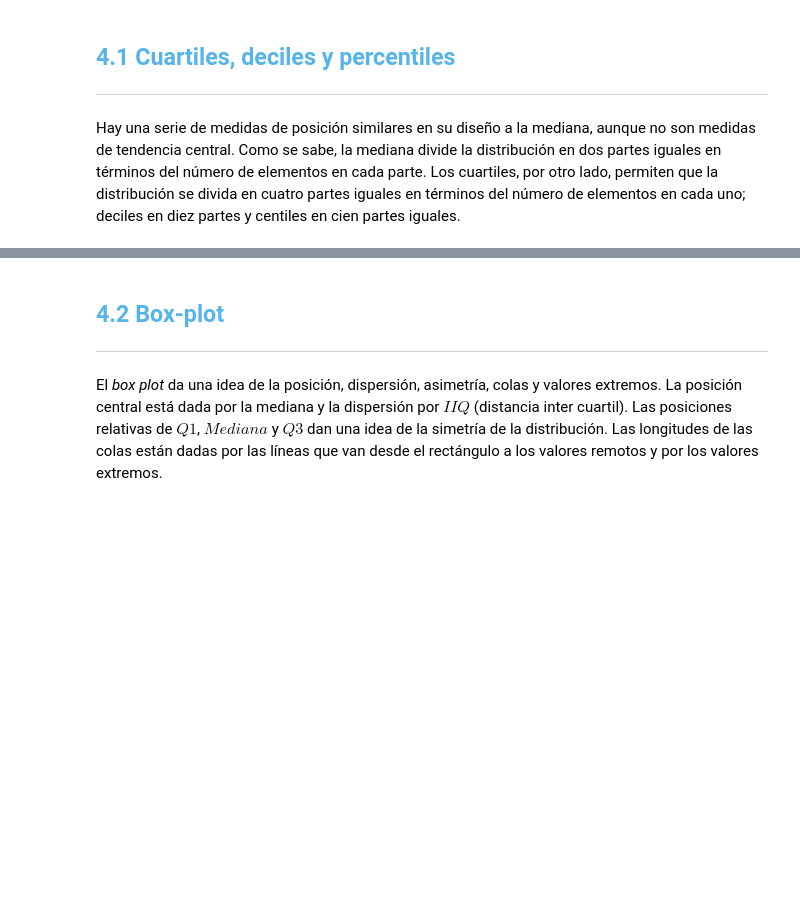
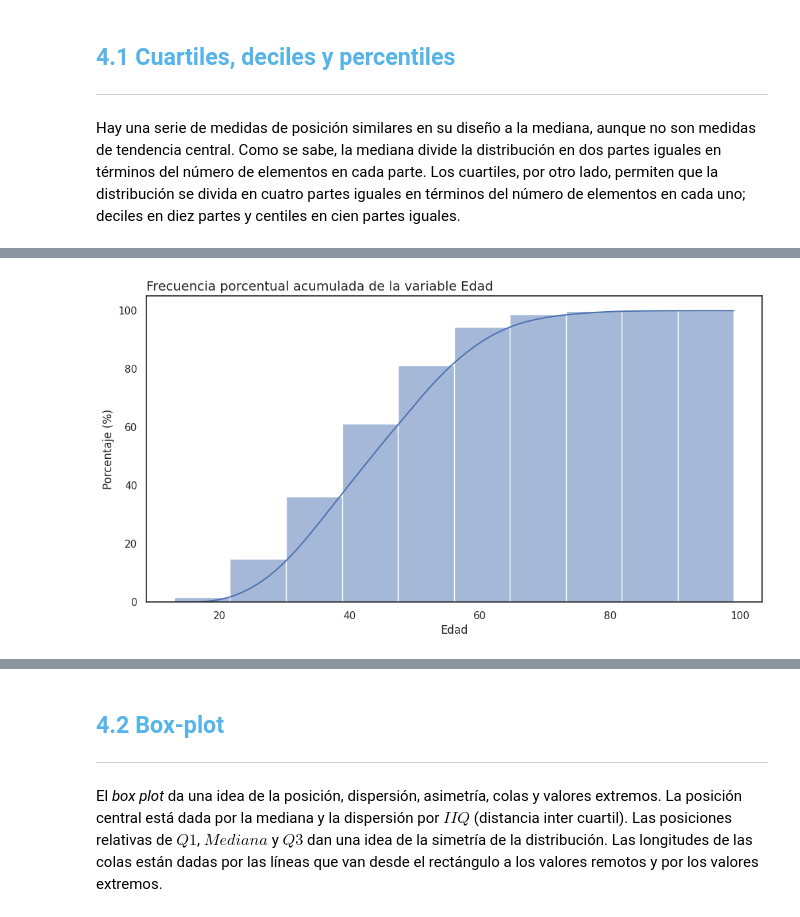
Before and after one commit to JLuceroVasquez/estadistica-con-python-frecuencia-y-medidas, a Jupyter notebook: Curso_de_Estadística_con_Python_1.ipynb, the cells around one changed output, grey strips where cells are left out. Cells and saved outputs as stored; diff of their text form; code cells hidden in the pictures; blank space fills up the shorter version.

```diff
--- a/Curso_de_Estadística_con_Python_1.ipynb
+++ b/Curso_de_Estadística_con_Python_1.ipynb
@@ -819,0 +848,19 @@ Hay una serie de medidas de posición similares en su diseño a la mediana, aunq
+# %%
+#Se crea el lienzo y eje asignando ambos a variables.
+fig, ax = plt.subplots(figsize=(12,6))
+
+#Se crea el gráfico Seaborn sobre el eje de Matplotlib.
+ax = sns.histplot(data=datos,
+                  x="Edad",
+                  stat="percent",
+                  bins=10, #Son 10 contenedores, porque estamos graficando deciles.
+                  cumulative=True,
+                  kde=True)
+#Se personaliza el tamaño y ubicación de los textos con Maplotlib.
+ax.set_title('Frecuencia porcentual acumulada de la variable Edad', loc='left', fontsize=14)
+ax.set_xlabel('Edad', fontsize=12)
+ax.set_ylabel('Porcentaje (%)')
+
+plt.show()
+# %% [output]
+[figure, added]
```
Also changed, not shown: parts of 14 cells of this notebook.
